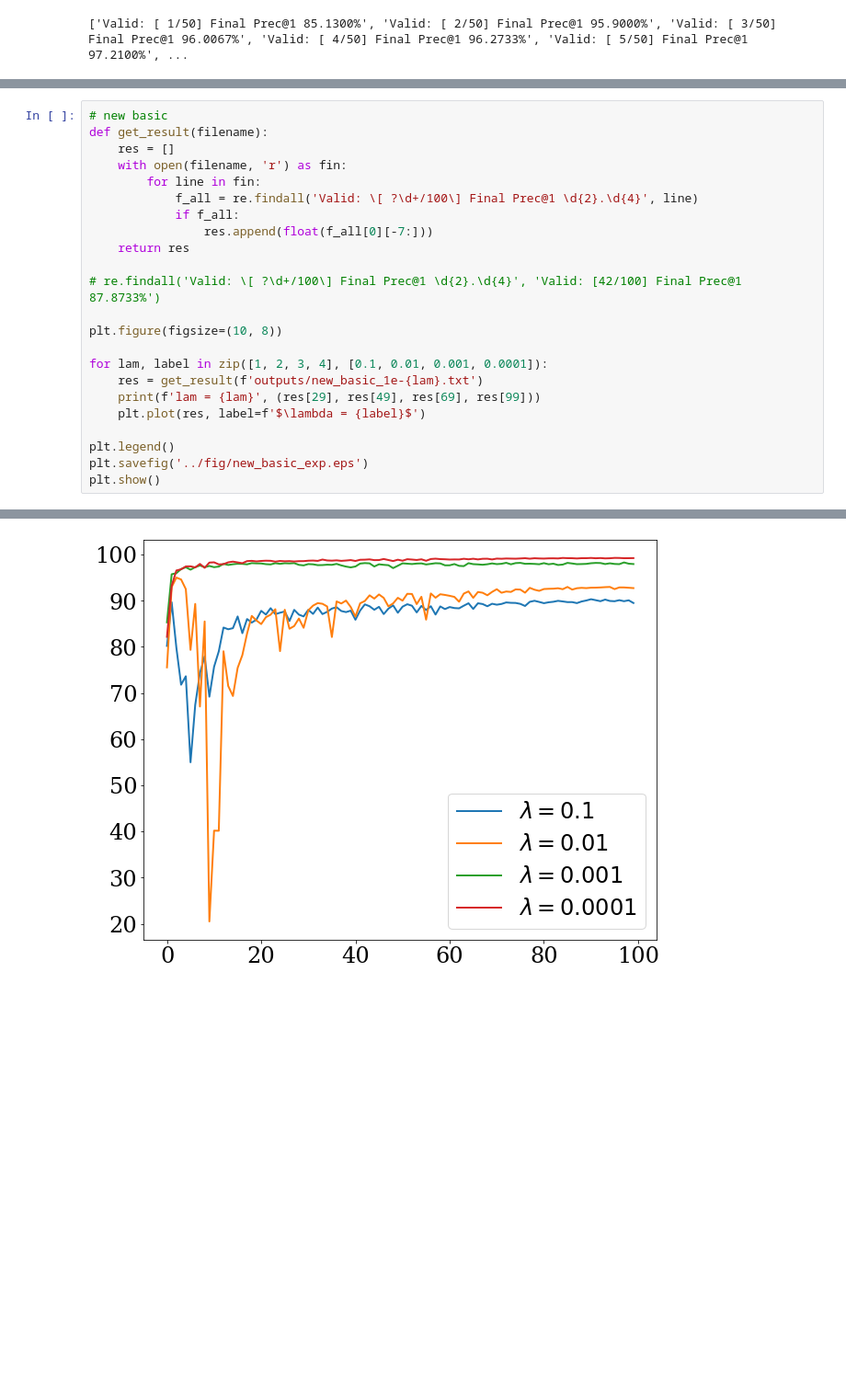
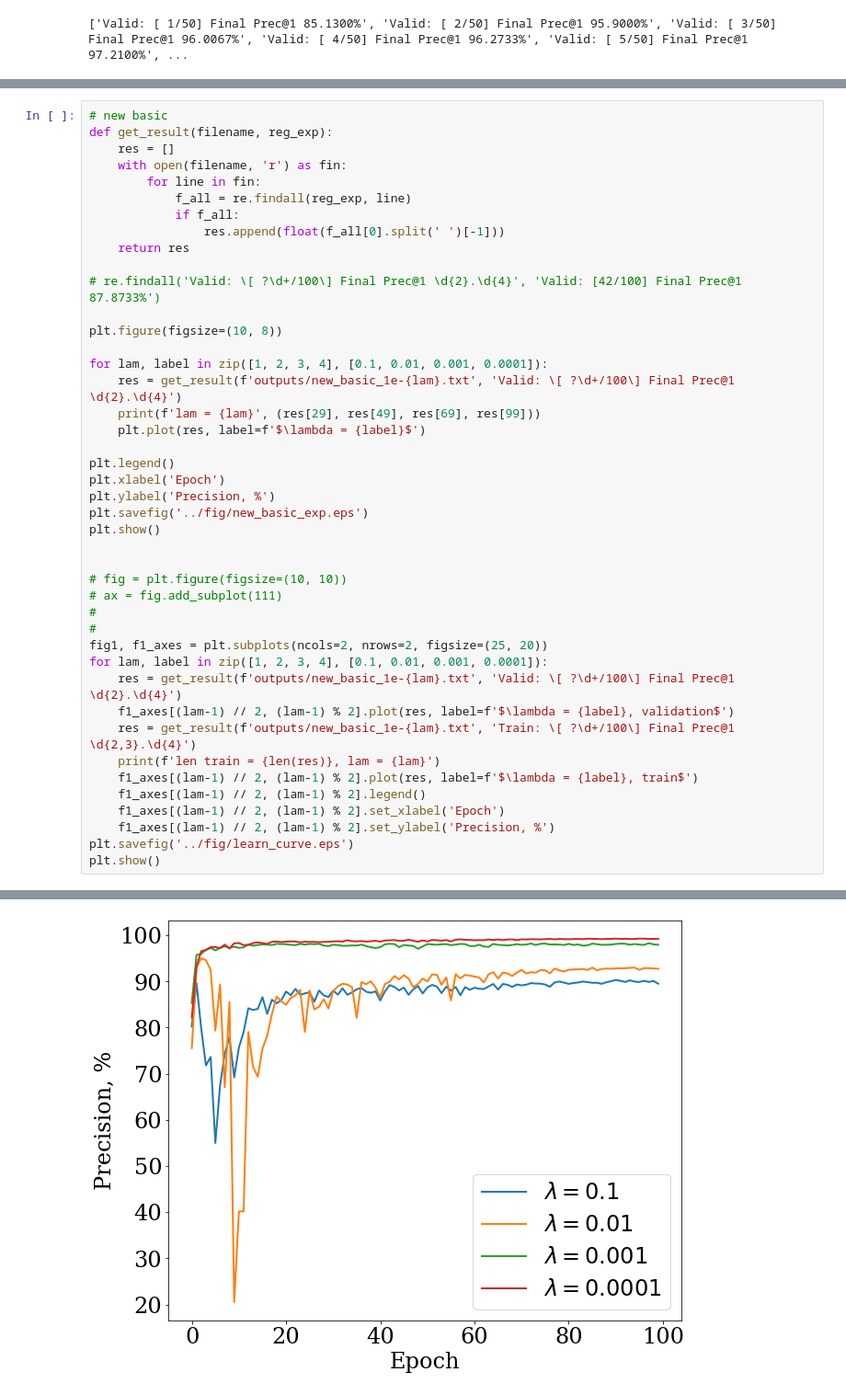
Before and after one commit to Intelligent-Systems-Phystech/2021-Project85, a Jupyter notebook: code/Parse_results.ipynb, the cells around one changed output, grey strips where cells are left out. Shown at 92% size. Drawn from its saved outputs; the diff is of its cells as text; blank space fills up the shorter version.

Commit message:
Week 8
Learning curve + DARTS idea + conclusion + fixes

```diff
--- a/code/Parse_results.ipynb
+++ b/code/Parse_results.ipynb
@@ -141,12 +143,12 @@ lam = 0.1 (96.35, 95.48, 94.12, 90.6333)
 # %%
 # new basic
-def get_result(filename):
+def get_result(filename, reg_exp):
     res = []
     with open(filename, 'r') as fin:
         for line in fin:
-            f_all = re.findall('Valid: \[ ?\d+/100\] Final Prec@1 \d{2}.\d{4}', line)
+            f_all = re.findall(reg_exp, line)
             if f_all:
-                res.append(float(f_all[0][-7:]))
+                res.append(float(f_all[0].split(' ')[-1]))
     return res
 
 # re.findall('Valid: \[ ?\d+/100\] Final Prec@1 \d{2}.\d{4}', 'Valid: [42/100] Final Prec@1 87.8733%')
@@ -154,13 +156,33 @@ def get_result(filename):
 plt.figure(figsize=(10, 8))
 
 for lam, label in zip([1, 2, 3, 4], [0.1, 0.01, 0.001, 0.0001]):
-    res = get_result(f'outputs/new_basic_1e-{lam}.txt')
+    res = get_result(f'outputs/new_basic_1e-{lam}.txt', 'Valid: \[ ?\d+/100\] Final Prec@1 \d{2}.\d{4}')
     print(f'lam = {lam}', (res[29], res[49], res[69], res[99]))
     plt.plot(res, label=f'$\lambda = {label}$')
 
 plt.legend()
+plt.xlabel('Epoch')
+plt.ylabel('Precision, %')
 plt.savefig('../fig/new_basic_exp.eps')
 plt.show()
+
+
+# fig = plt.figure(figsize=(10, 10))
+# ax = fig.add_subplot(111)
+#
+#
+fig1, f1_axes = plt.subplots(ncols=2, nrows=2, figsize=(25, 20))
+for lam, label in zip([1, 2, 3, 4], [0.1, 0.01, 0.001, 0.0001]):
+    res = get_result(f'outputs/new_basic_1e-{lam}.txt', 'Valid: \[ ?\d+/100\] Final Prec@1 \d{2}.\d{4}')
+    f1_axes[(lam-1) // 2, (lam-1) % 2].plot(res, label=f'$\lambda = {label}, validation$')
+    res = get_result(f'outputs/new_basic_1e-{lam}.txt', 'Train: \[ ?\d+/100\] Final Prec@1 \d{2,3}.\d{4}')
+    print(f'len train = {len(res)}, lam = {lam}')
+    f1_axes[(lam-1) // 2, (lam-1) % 2].plot(res, label=f'$\lambda = {label}, train$')
+    f1_axes[(lam-1) // 2, (lam-1) % 2].legend()
+    f1_axes[(lam-1) // 2, (lam-1) % 2].set_xlabel('Epoch')
+    f1_axes[(lam-1) // 2, (lam-1) % 2].set_ylabel('Precision, %')
+plt.savefig('../fig/learn_curve.eps')
+plt.show()
 # %% [output]
 The PostScript backend does not support transparency; partially transparent artists will be rendered opaque.
 The PostScript backend does not support transparency; partially transparent artists will be rendered opaque.
@@ -171 +205 @@ lam = 4 (98.58, 98.8867, 98.9467, 99.24)
-[figure, old version]
+[figure, new version]
```
Also changed, not shown: parts of 3 cells of this notebook, 9 other files.
